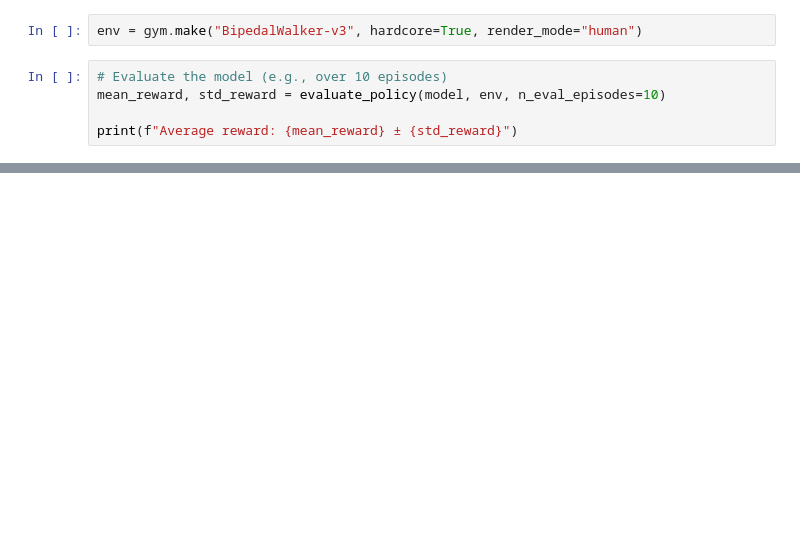
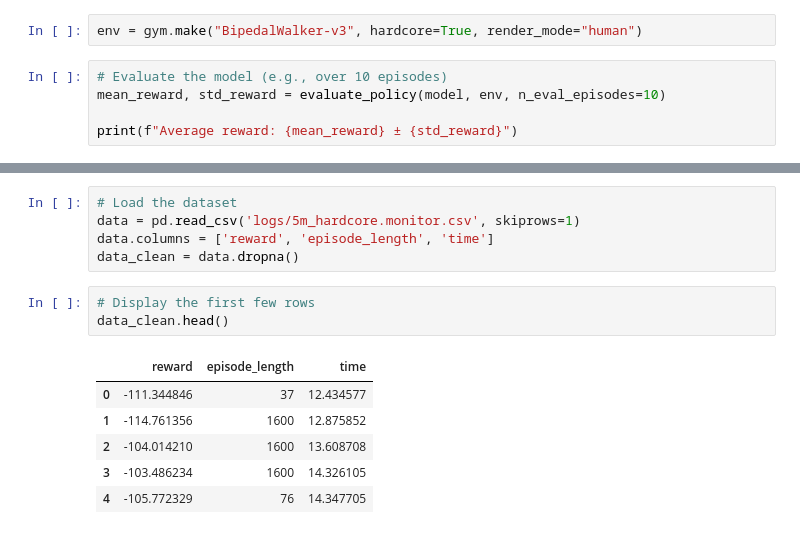
Before and after one commit to canoksuzoglu1/12.-BipedalWalker-RL, a Jupyter notebook: BipedalWalker-v3 RL.ipynb, the cells around one changed output, grey strips where cells are left out. Cells and saved outputs as stored; diff of their text form; blank space fills up the shorter version.

```diff
--- a/BipedalWalker-v3 RL.ipynb
+++ b/BipedalWalker-v3 RL.ipynb
@@ -257,0 +260,15 @@ print(f"Average reward: {mean_reward} ± {std_reward}")
+# %%
+# Load the dataset
+data = pd.read_csv('logs/5m_hardcore.monitor.csv', skiprows=1)
+data.columns = ['reward', 'episode_length', 'time']
+data_clean = data.dropna()
+# %%
+# Display the first few rows
+data_clean.head()
+# %% [output]
+|  | reward | episode_length | time |
+| 0 | -111.344846 | 37 | 12.434577 |
+| 1 | -114.761356 | 1600 | 12.875852 |
+| 2 | -104.014210 | 1600 | 13.608708 |
+| 3 | -103.486234 | 1600 | 14.326105 |
+| 4 | -105.772329 | 76 | 14.347705 |
```
Also changed, not shown: parts of 62 cells of this notebook, 2 other files.
